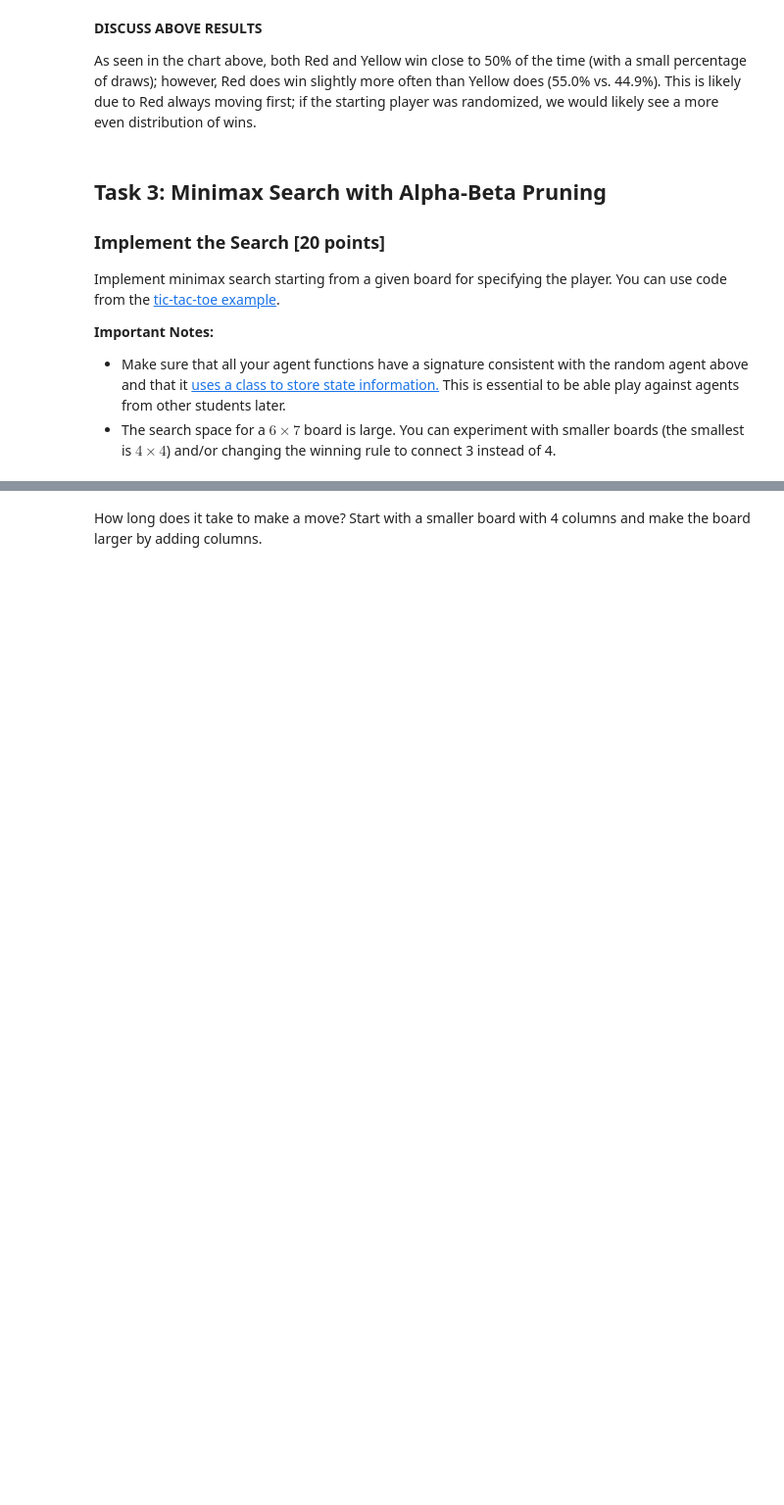
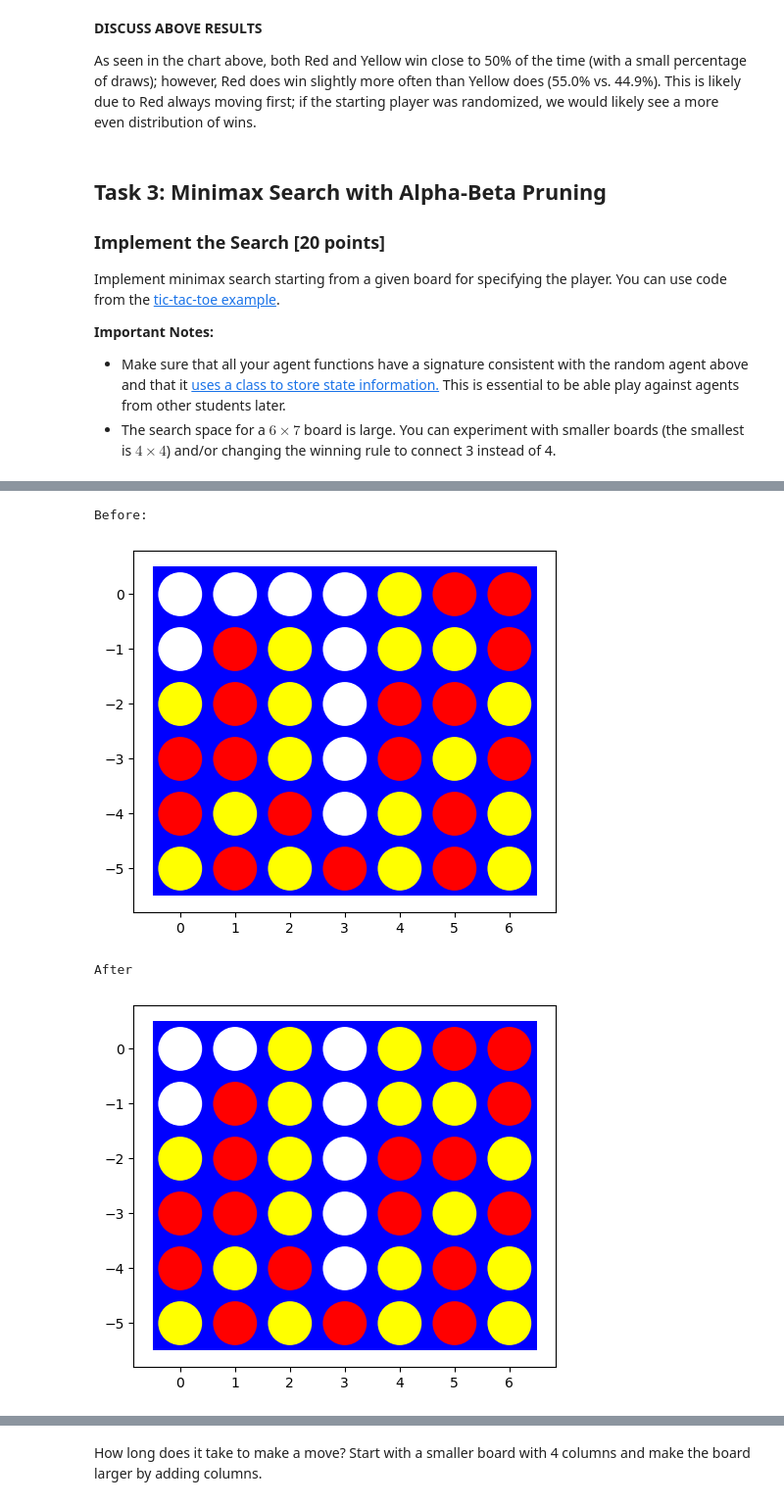
Before and after one commit to Mikecamdo/ArtificialIntelligence, a Jupyter notebook: Assignment 5/assignment_connect4.ipynb, the cells around one changed output, grey strips where cells are left out. Shown at 98% size. Cells and saved outputs as stored; diff of their text form; code cells hidden in the pictures; blank space fills up the shorter version.

```diff
--- a/Assignment 5/assignment_connect4.ipynb
+++ b/Assignment 5/assignment_connect4.ipynb
@@ -303,0 +336,23 @@ Experiment with some manually created boards (at least 5) to check if the agent
+# %%
+board = np.array(
+        [[ 0, 0, 0, 0,-1, 1, 1],
+         [ 0, 1,-1, 0,-1,-1, 1],
+         [-1, 1,-1, 0, 1, 1,-1],
+         [ 1, 1,-1, 0, 1,-1, 1],
+         [ 1,-1, 1, 0,-1, 1,-1],
+         [-1, 1,-1, 1,-1, 1,-1]])
+
+print('Before:')
+visualize(board, False)
+
+yellow_agent = Minimax_Search(player=-1)
+value, move = yellow_agent.make_move(board)
+board = result(board, -1, move)
+
+print('After')
+visualize(board, False)
+# %% [output]
+Before:
+[figure, added]
+After
+[figure, added]
```
Also changed, not shown: parts of 15 cells of this notebook.
